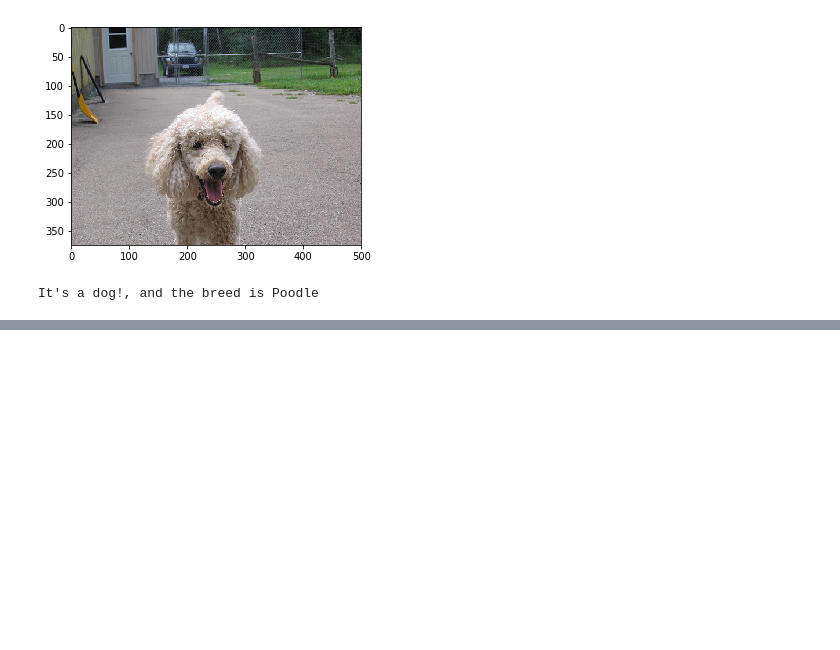
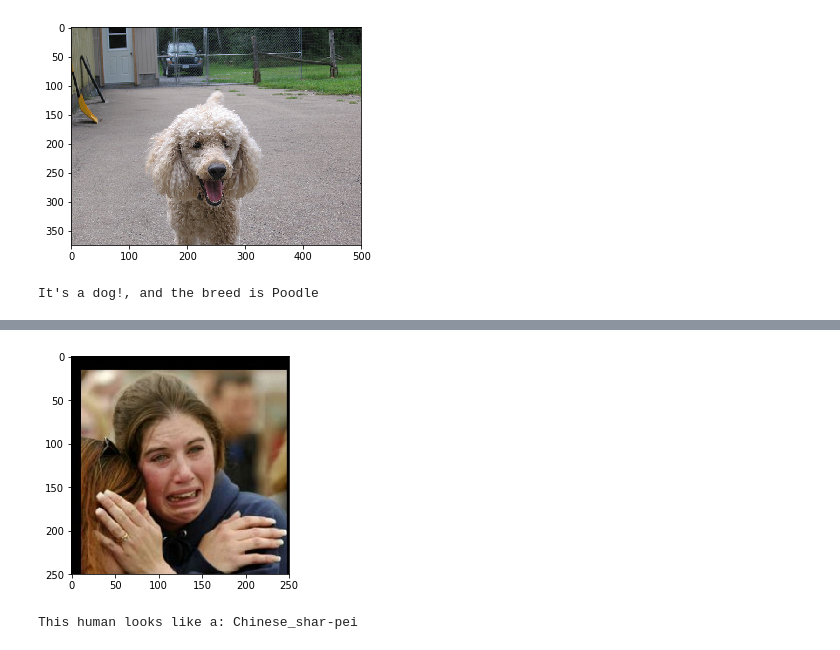
Before and after one commit to arunansu/Udacity, a Jupyter notebook: AI/dog-project/dog_app.ipynb, the cells around one changed output, grey strips where cells are left out. Cells and saved outputs as stored; diff of their text form; code cells hidden in the pictures; blank space fills up the shorter version.

```diff
--- a/AI/dog-project/dog_app.ipynb
+++ b/AI/dog-project/dog_app.ipynb
@@ -761,0 +772,5 @@ This human looks like a: Lowchen
+# %%
+human_dog_detector('lfw/Amy_Gale/Amy_Gale_0001.jpg')
+# %% [output]
+[figure, added]
+This human looks like a: Chinese_shar-pei
```
Also changed, not shown: parts of 15 cells of this notebook, 1 other file.
